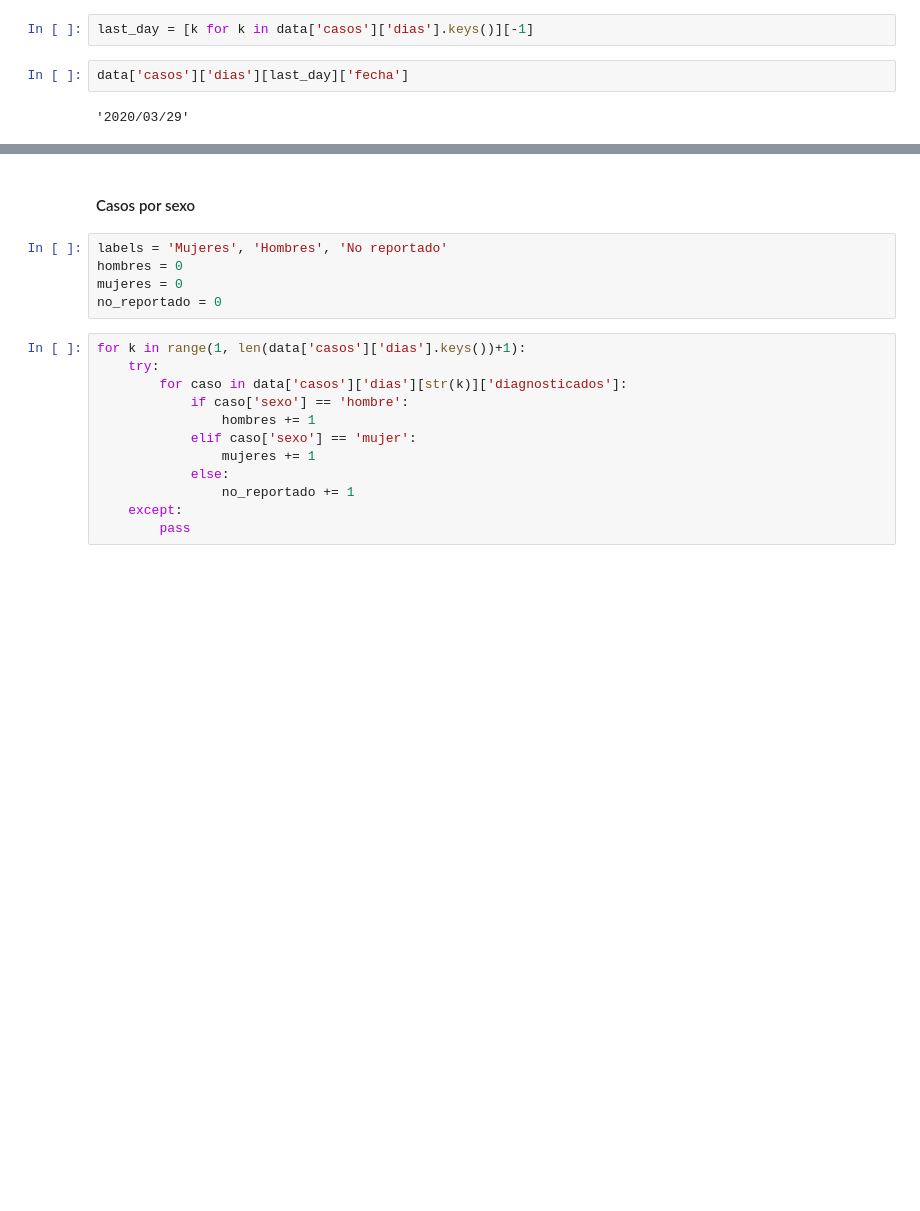
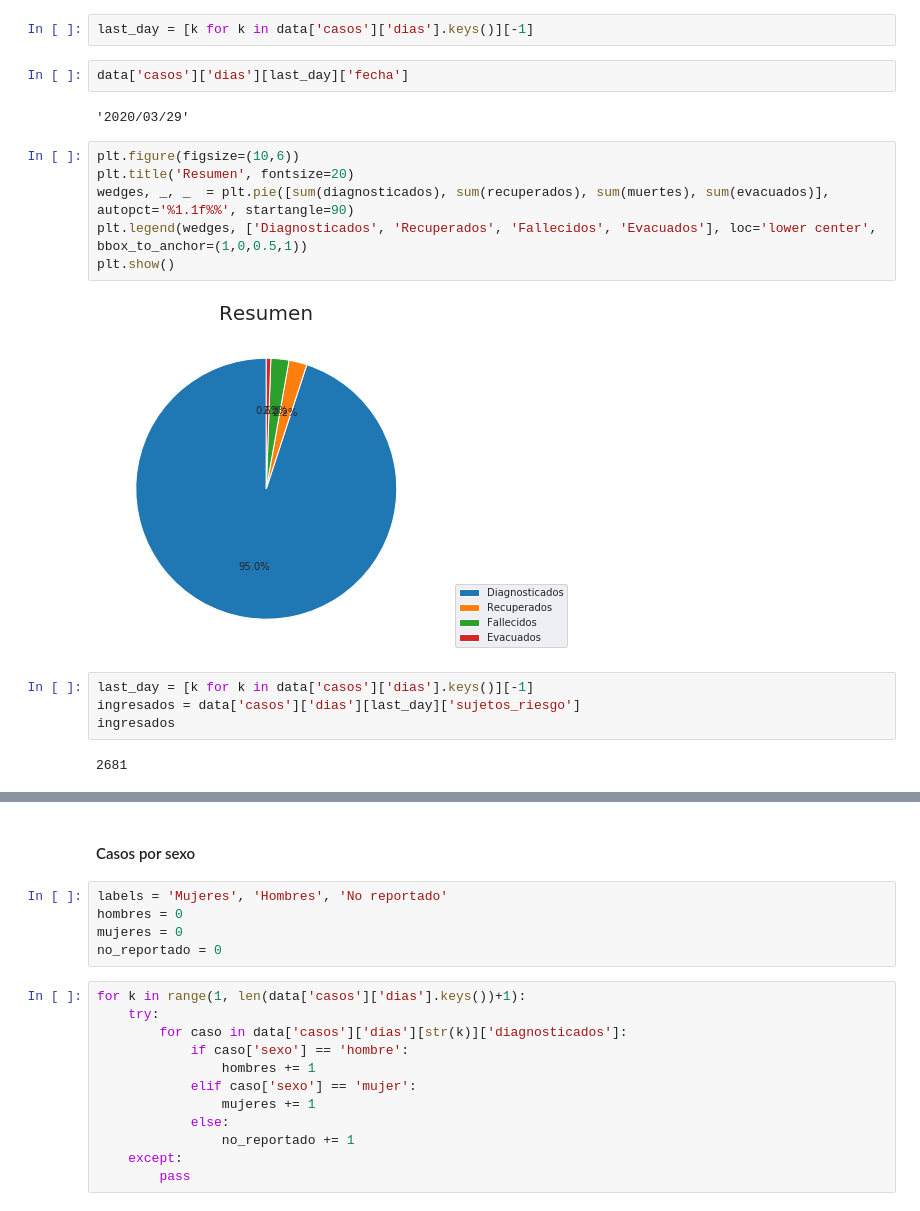
Before and after one commit to luiscib3r/COVID19-Cuba, a Jupyter notebook: covid19cubadata.ipynb, the cells around one changed output, grey strips where cells are left out. Cells and saved outputs as stored; diff of their text form; blank space fills up the shorter version.

Commit message:
Summary Graphs

```diff
--- a/covid19cubadata.ipynb
+++ b/covid19cubadata.ipynb
@@ -115,3 +116,17 @@ last_day = [k for k in data['casos']['dias'].keys()][-1]
 data['casos']['dias'][last_day]['fecha']
 # %% [output]
 '2020/03/29'
+# %%
+plt.figure(figsize=(10,6))
+plt.title('Resumen', fontsize=20)
+wedges, _, _  = plt.pie([sum(diagnosticados), sum(recuperados), sum(muertes), sum(evacuados)], autopct='%1.1f%%', startangle=90)
+plt.legend(wedges, ['Diagnosticados', 'Recuperados', 'Fallecidos', 'Evacuados'], loc='lower center', bbox_to_anchor=(1,0,0.5,1))
+plt.show()
+# %% [output]
+[figure, added]
+# %%
+last_day = [k for k in data['casos']['dias'].keys()][-1]
+ingresados = data['casos']['dias'][last_day]['sujetos_riesgo']
+ingresados
+# %% [output]
+2681
```
Also changed, not shown: parts of 2 cells of this notebook.
